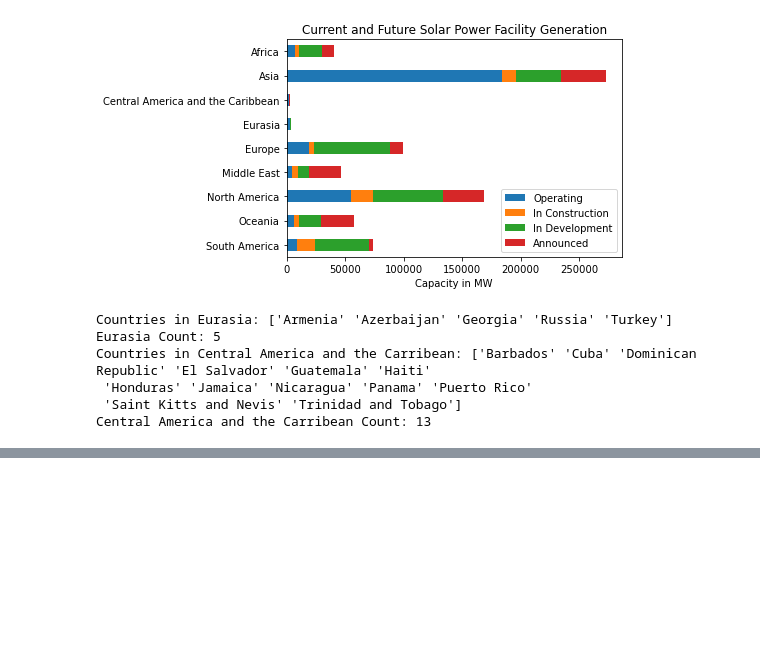
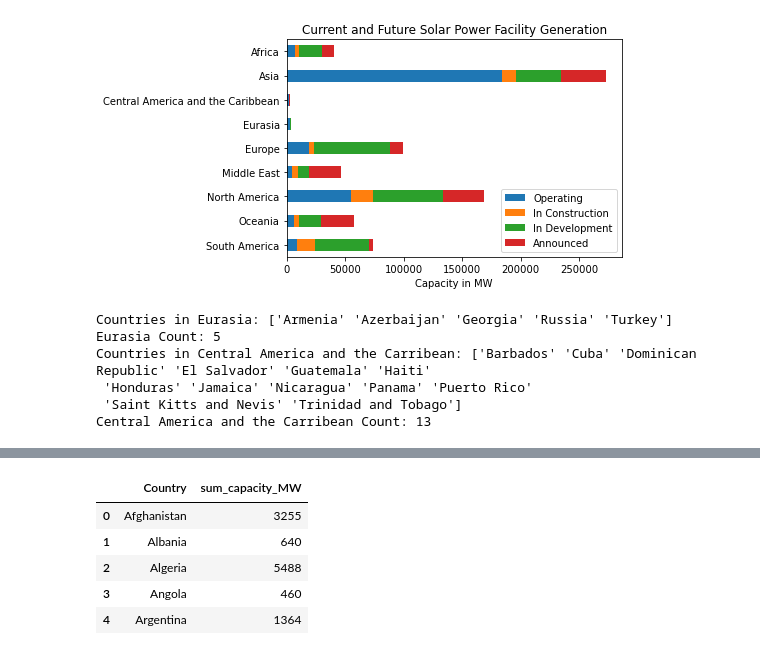
Before and after one commit to caitlinruble/Springboard, a Jupyter notebook: Assignments/Data Storytelling/Global Solar Power Analysis.ipynb, the cells around one changed output, grey strips where cells are left out. Saved outputs shown, nothing was run; the diff lists cells and outputs as text; code cells hidden in the pictures; blank space fills up the shorter version.

```diff
--- a/Assignments/Data Storytelling/Global Solar Power Analysis.ipynb
+++ b/Assignments/Data Storytelling/Global Solar Power Analysis.ipynb
@@ -268,0 +281,10 @@ Central America and the Carribean Count: 13
+# %%
+country_summary = summary.groupby('Country')['sum_capacity_MW'].sum().reset_index() #get sum of capacity of all PV facilities, in every status, by country
+country_summary.head()
+# %% [output]
+|  | Country | sum_capacity_MW |
+| 0 | Afghanistan | 3255 |
+| 1 | Albania | 640 |
+| 2 | Algeria | 5488 |
+| 3 | Angola | 460 |
+| 4 | Argentina | 1364 |
```
Also changed, not shown: parts of 3 cells of this notebook, 25 other files.
